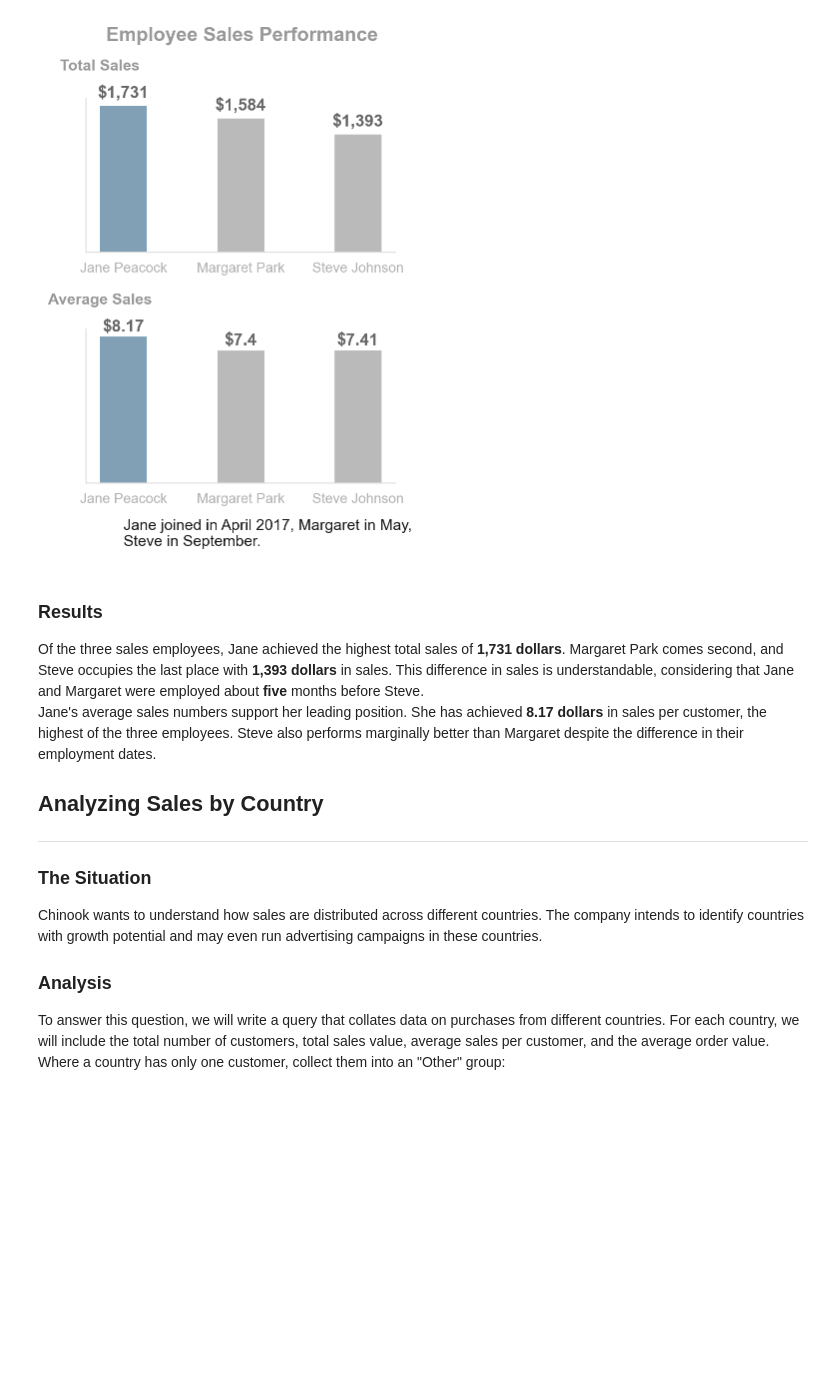
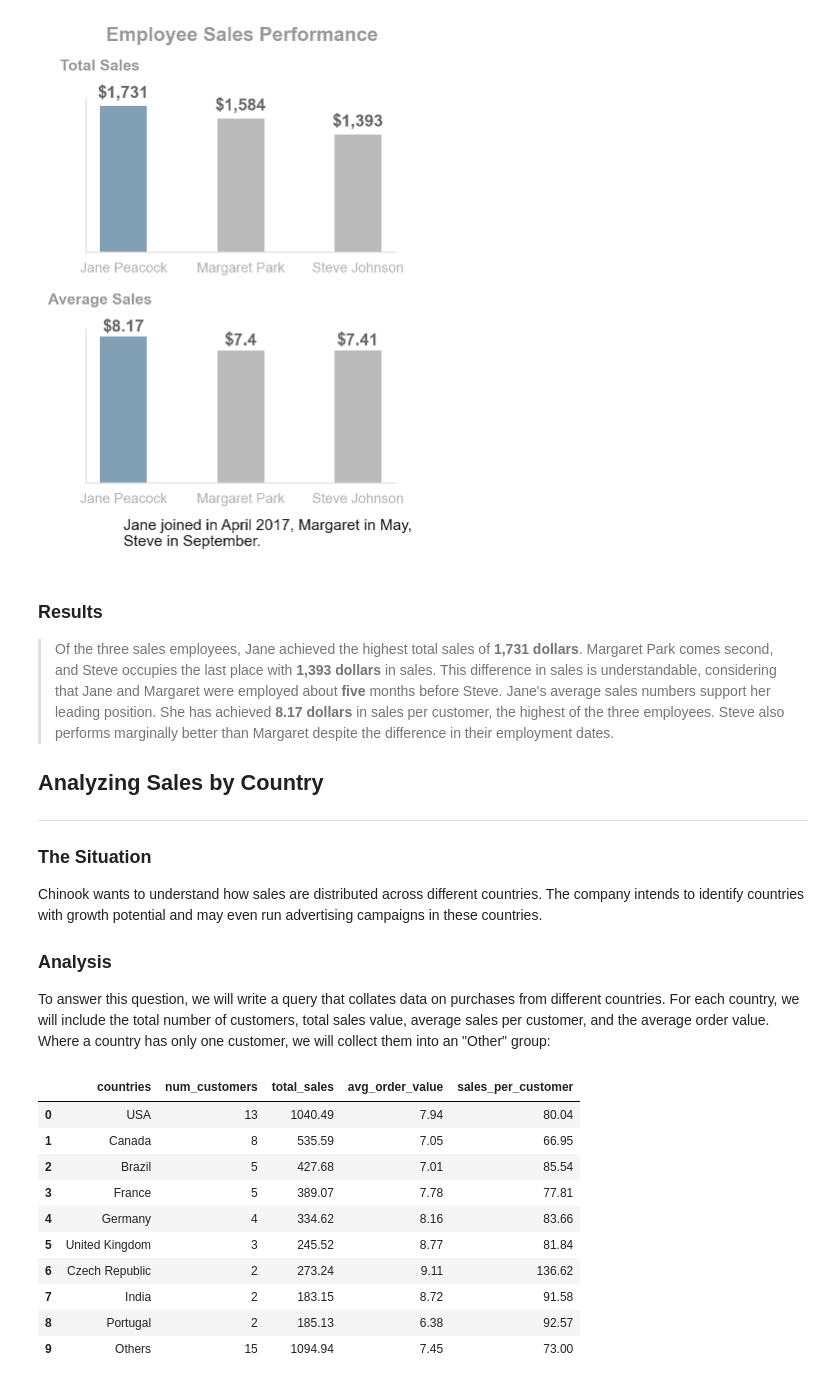
Before and after one commit to Lippins/Business_questions_in_SQL, a Jupyter notebook: notebook.ipynb, the cells around one changed output. Drawn from its saved outputs; the diff is of its cells as text; code cells hidden in the pictures; blank space fills up the shorter version.

```diff
--- a/notebook.ipynb
+++ b/notebook.ipynb
@@ -255,10 +255,9 @@ plt.subplots_adjust(hspace=0.5)
 [figure]
 # %% [markdown]
 ### Results
-Of the three sales employees, Jane achieved the highest total sales of **1,731 dollars**. Margaret Park comes second, and Steve occupies the
+>Of the three sales employees, Jane achieved the highest total sales of **1,731 dollars**. Margaret Park comes second, and Steve occupies the
 last place with **1,393 dollars** in sales. This difference in sales is understandable, considering that Jane and Margaret were
-employed about **five** months before Steve.<br>
-Jane's average sales numbers support her leading position. She has achieved **8.17 dollars** in sales per customer, the highest of the three employees. Steve also performs marginally better than Margaret despite the difference in their employment dates.
+employed about **five** months before Steve. Jane's average sales numbers support her leading position. She has achieved **8.17 dollars** in sales per customer, the highest of the three employees. Steve also performs marginally better than Margaret despite the difference in their employment dates.
 
 ## Analyzing Sales by Country
 ---
@@ -266,4 +265,58 @@ Jane's average sales numbers support her leading position. She has achieved **8.
 Chinook wants to understand how sales are distributed across different countries. The company intends to identify countries with growth potential and may even run advertising campaigns in these countries.
 
 ### Analysis
-To answer this question, we will write a query that collates data on purchases from different countries. For each country, we will include the total number of customers, total sales value, average sales per customer, and the average order value. Where a country has only one customer, collect them into an "Other" group:
+To answer this question, we will write a query that collates data on purchases from different countries. For each country, we will include the total number of customers, total sales value, average sales per customer, and the average order value. Where a country has only one customer, we will collect them into an "Other" group:
+# %%
+query = """
+        WITH t1 AS( SELECT country, COUNT(customer_id) AS num_customers
+                      FROM customer
+                     GROUP BY country
+                  ),
+
+             t2 AS( SELECT cu.country,
+                           ROUND(SUM(iv.total), 2) AS total_sales,
+                           COUNT(iv.invoice_id) AS num_sales
+                      FROM customer cu
+                      JOIN invoice iv
+                        ON cu.customer_id = iv.customer_id
+                     GROUP BY 1
+                   ),
+
+             t3 AS( SELECT CASE WHEN t1.num_customers = 1 THEN 'Others'
+                                ELSE t1.country END AS countries,
+                           SUM(t1.num_customers) AS num_customers,
+                           SUM(t2.total_sales) AS total_sales,
+                           SUM(t2.num_sales) AS num_sales
+                      FROM t1
+                      JOIN t2
+                        ON t1.country = t2.country
+                     GROUP BY 1
+                  )
+
+        SELECT countries,
+               num_customers,
+               total_sales,
+               ROUND(total_sales / num_sales, 2) AS avg_order_value,
+               ROUND(total_sales / num_customers, 2) AS sales_per_customer
+          FROM (
+                 SELECT *,
+                    CASE WHEN countries = 'Others' THEN 1
+                             ELSE 0 END AS sort
+                   FROM t3
+               )
+          ORDER BY sort, num_customers DESC;
+        """
+df = pd.read_sql(query, engine)
+df
+# %% [output]
+|  | countries | num_customers | total_sales | avg_order_value | sales_per_customer |
+| 0 | USA | 13 | 1040.49 | 7.94 | 80.04 |
+| 1 | Canada | 8 | 535.59 | 7.05 | 66.95 |
+| 2 | Brazil | 5 | 427.68 | 7.01 | 85.54 |
+| 3 | France | 5 | 389.07 | 7.78 | 77.81 |
+| 4 | Germany | 4 | 334.62 | 8.16 | 83.66 |
+| 5 | United Kingdom | 3 | 245.52 | 8.77 | 81.84 |
+| 6 | Czech Republic | 2 | 273.24 | 9.11 | 136.62 |
+| 7 | India | 2 | 183.15 | 8.72 | 91.58 |
+| 8 | Portugal | 2 | 185.13 | 6.38 | 92.57 |
+| 9 | Others | 15 | 1094.94 | 7.45 | 73.00 |
```
Also changed, not shown: parts of 4 cells of this notebook.
